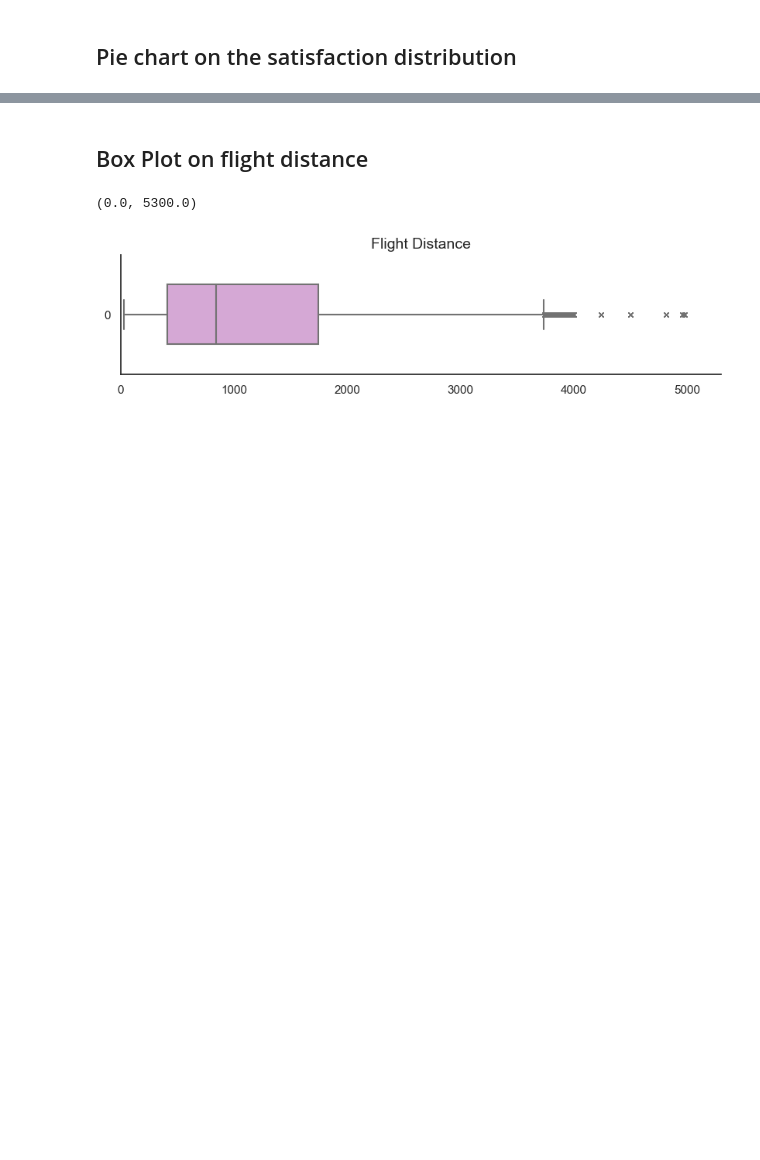
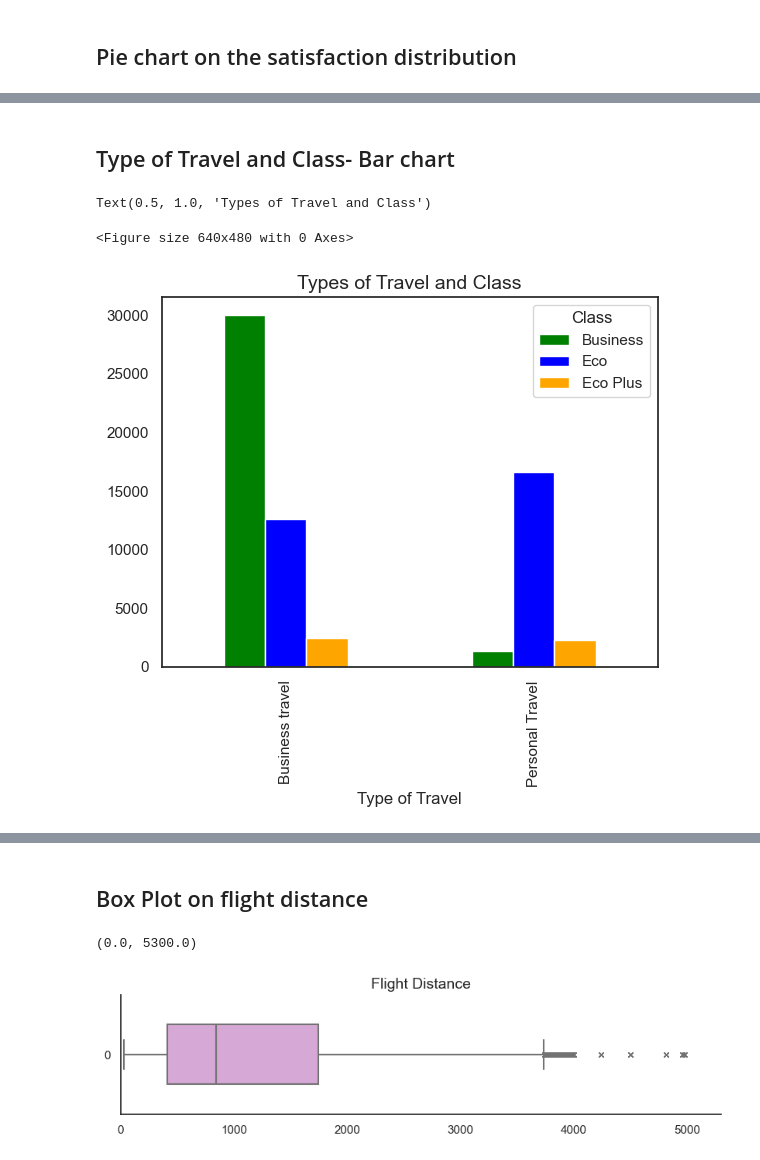
Before and after one commit to bu-ml-2022-23/ml-assignment-Shay-Khamar, a Jupyter notebook: ml-assignment.ipynb, the cells around one changed output, grey strips where cells are left out. Cells and saved outputs as stored; diff of their text form; code cells hidden in the pictures; blank space fills up the shorter version.

```diff
--- a/ml-assignment.ipynb
+++ b/ml-assignment.ipynb
@@ -145,0 +152,13 @@ plt.figure();
+# %% [markdown]
+## Type of Travel and Class- Bar chart
+# %%
+plt.figure();
+TC = dataSet.groupby(['Type of Travel','Class'])
+
+ax = TC.size().unstack().plot(kind='bar', color = ['green', 'blue','orange'])
+
+ax.set_title('Types of Travel and Class', size =14)
+# %% [output]
+Text(0.5, 1.0, 'Types of Travel and Class')
+<Figure size 640x480 with 0 Axes>
+[figure, added]
```
Also changed, not shown: parts of 12 cells of this notebook.
